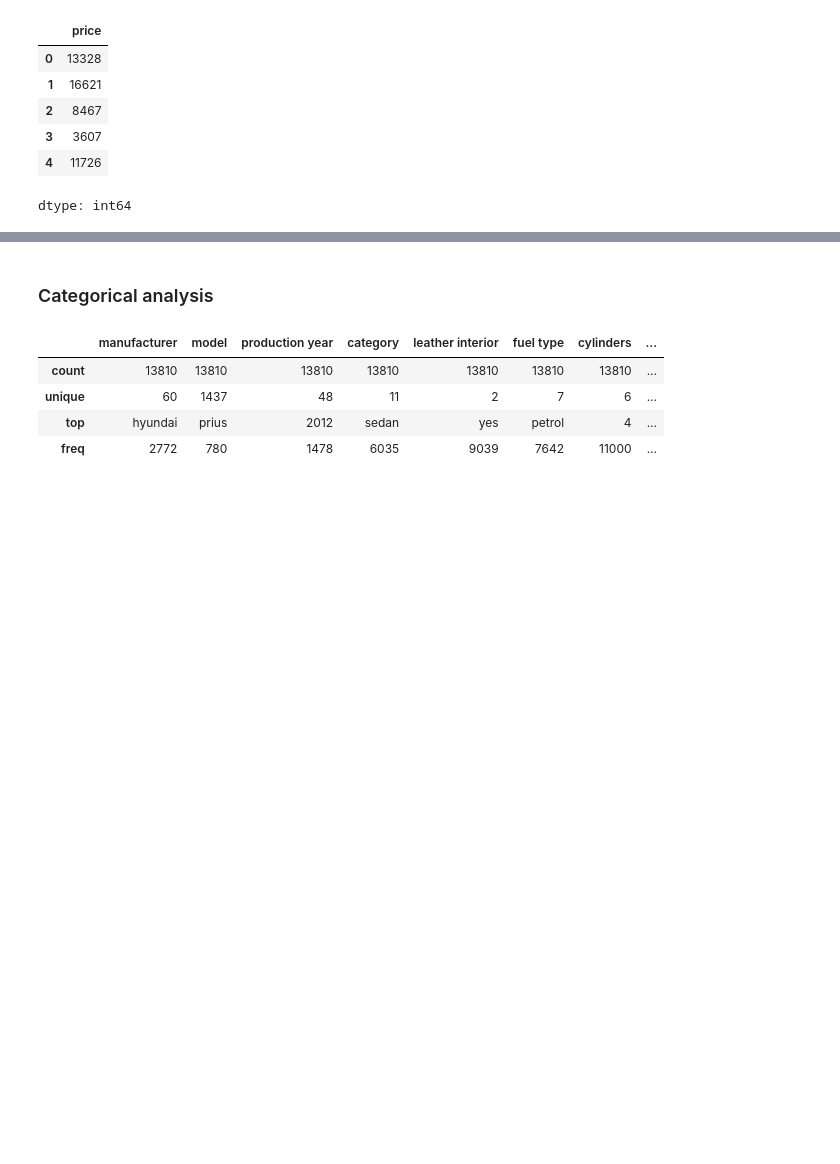
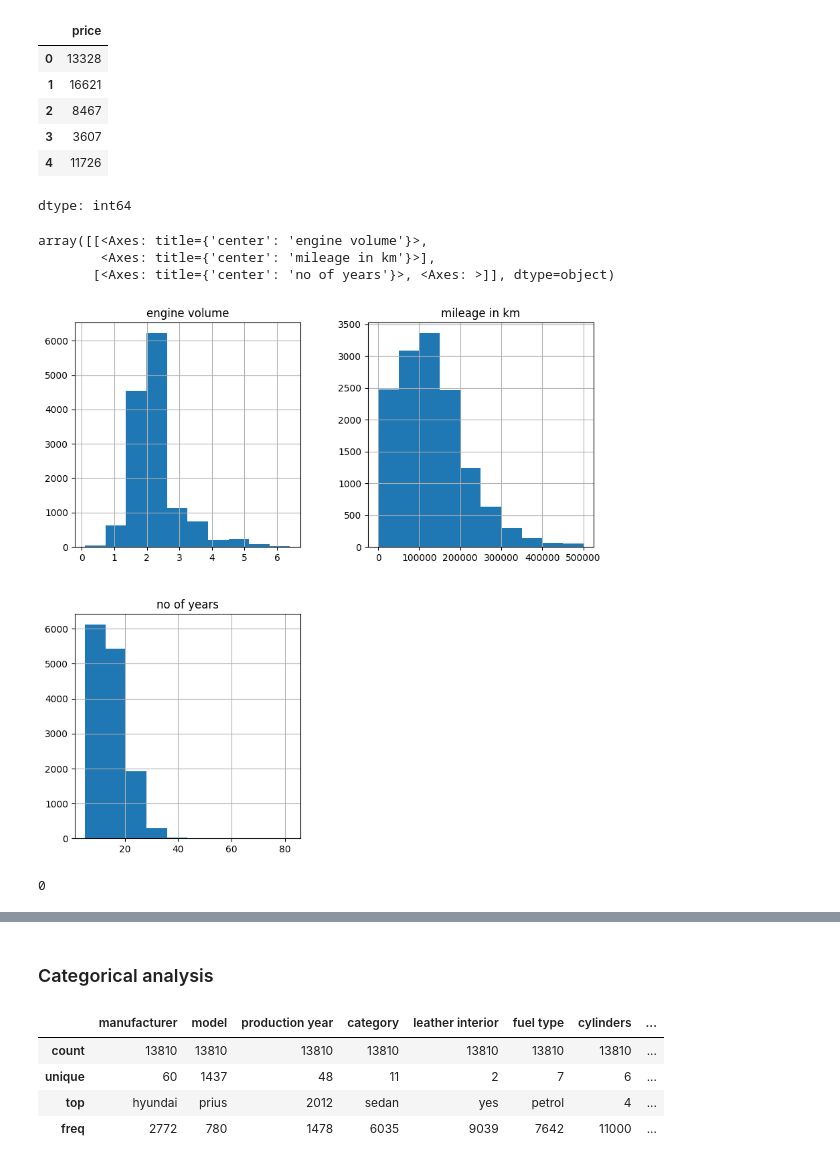
Before and after one commit to Eman-elnagggar/Supervised-Machine-Learning-Projects, a Jupyter notebook: regression/Car Price/Car_Price.ipynb, the cells around one changed output, grey strips where cells are left out. Saved outputs shown, nothing was run; the diff lists cells and outputs as text; code cells hidden in the pictures; blank space fills up the shorter version.

```diff
--- a/regression/Car Price/Car_Price.ipynb
+++ b/regression/Car Price/Car_Price.ipynb
@@ -1775,3 +1775,14 @@ y.head()
 | 3 | 3607 |
 | 4 | 11726 |
 dtype: int64
+# %%
+Car_Data_int.hist(figsize=(10,10))
+# %% [output]
+array([[<Axes: title={'center': 'engine volume'}>,
+        <Axes: title={'center': 'mileage in km'}>],
+       [<Axes: title={'center': 'no of years'}>, <Axes: >]], dtype=object)
+[figure, added]
+# %%
+Car_Data_int['mileage in km'].min()
+# %% [output]
+0
```
Also changed, not shown: parts of 13 cells of this notebook.
